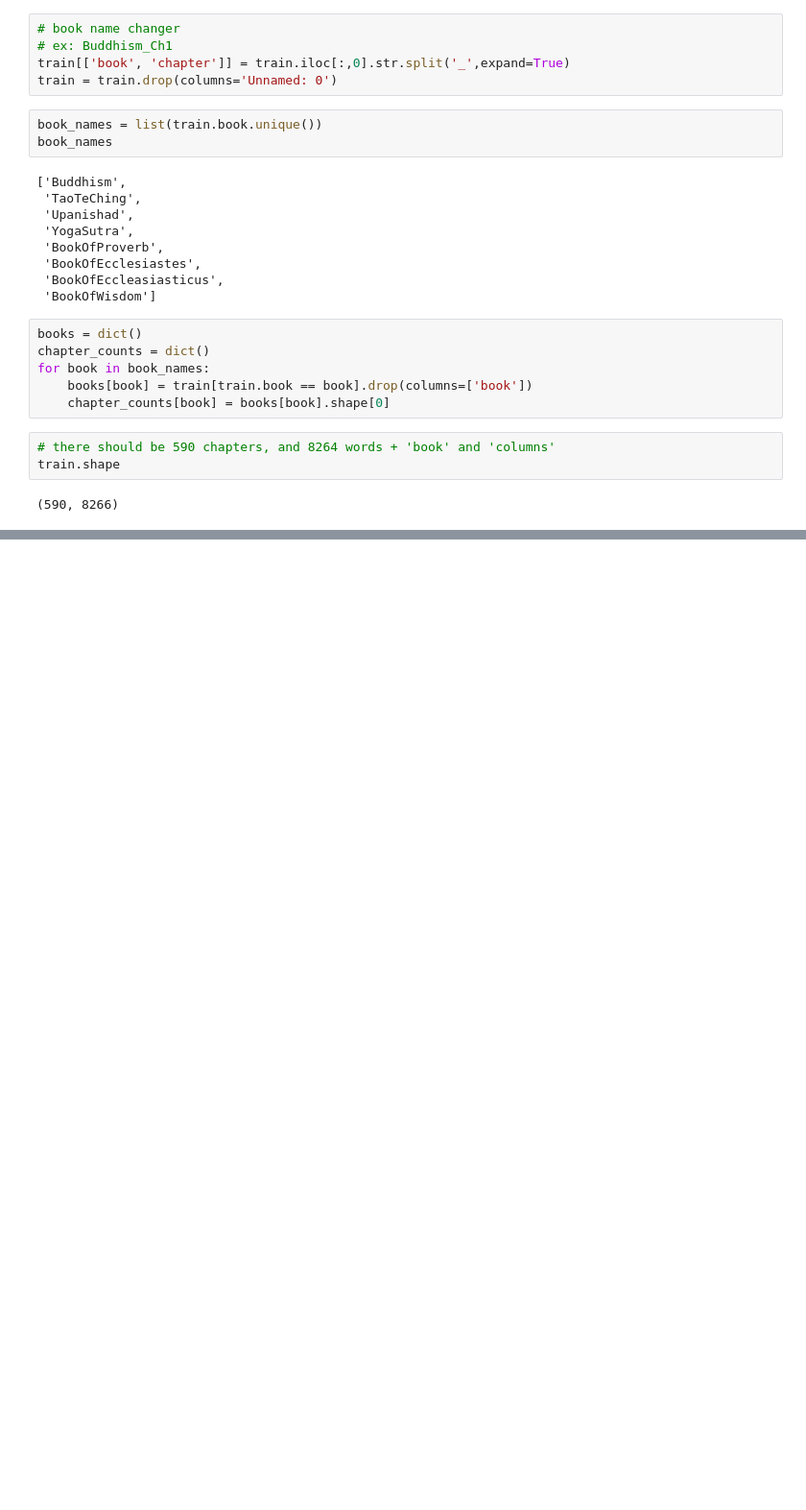
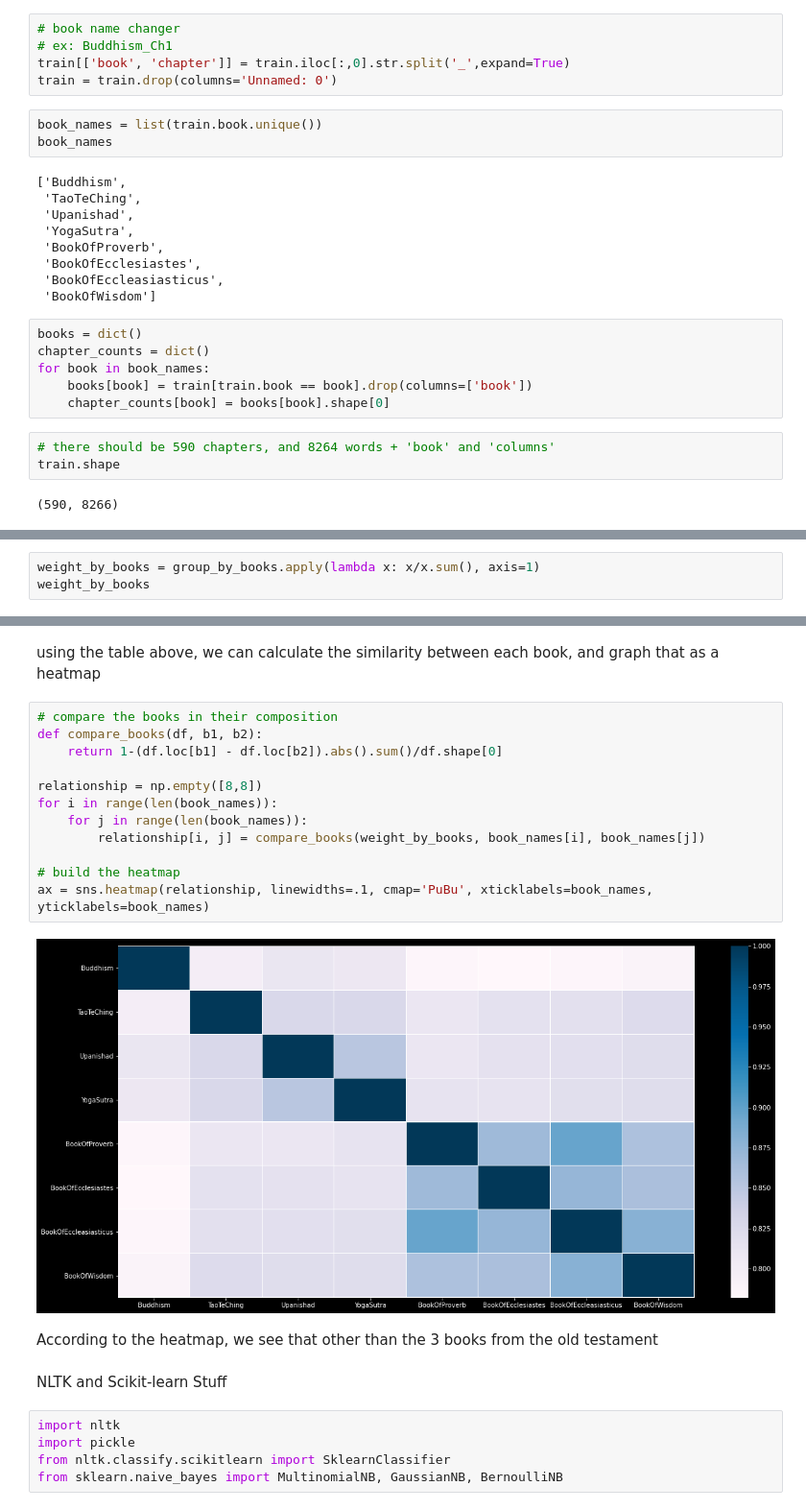
Before and after one commit to Barry0121/Religious-Text-Analysis-NLP, a Jupyter notebook: Beginner Track/barry.ipynb, the cells around one changed output, grey strips where cells are left out. Shown at 96% size. Cells and saved outputs as stored; diff of their text form; blank space fills up the shorter version.

```diff
--- a/Beginner Track/barry.ipynb
+++ b/Beginner Track/barry.ipynb
@@ -38,0 +127,3 @@ train.shape
+# %%
+weight_by_books = group_by_books.apply(lambda x: x/x.sum(), axis=1)
+weight_by_books
@@ -38,0 +142,26 @@ train.shape
+# %% [markdown]
+using the table above, we can calculate the similarity between each book, and graph that as a heatmap
+# %%
+# compare the books in their composition
+def compare_books(df, b1, b2):
+    return 1-(df.loc[b1] - df.loc[b2]).abs().sum()/df.shape[0]
+
+relationship = np.empty([8,8])
+for i in range(len(book_names)):
+    for j in range(len(book_names)):
+        relationship[i, j] = compare_books(weight_by_books, book_names[i], book_names[j])
+
+# build the heatmap
+ax = sns.heatmap(relationship, linewidths=.1, cmap='PuBu', xticklabels=book_names, yticklabels=book_names)
+# %% [output]
+[figure, added]
+# %% [markdown]
+According to the heatmap, we see that other than the 3 books from the old testament
+# %% [markdown]
+
+NLTK and Scikit-learn Stuff
+# %%
+import nltk
+import pickle
+from nltk.classify.scikitlearn import SklearnClassifier
+from sklearn.naive_bayes import MultinomialNB, GaussianNB, BernoulliNB
```
Also changed, not shown: parts of 14 cells of this notebook.
